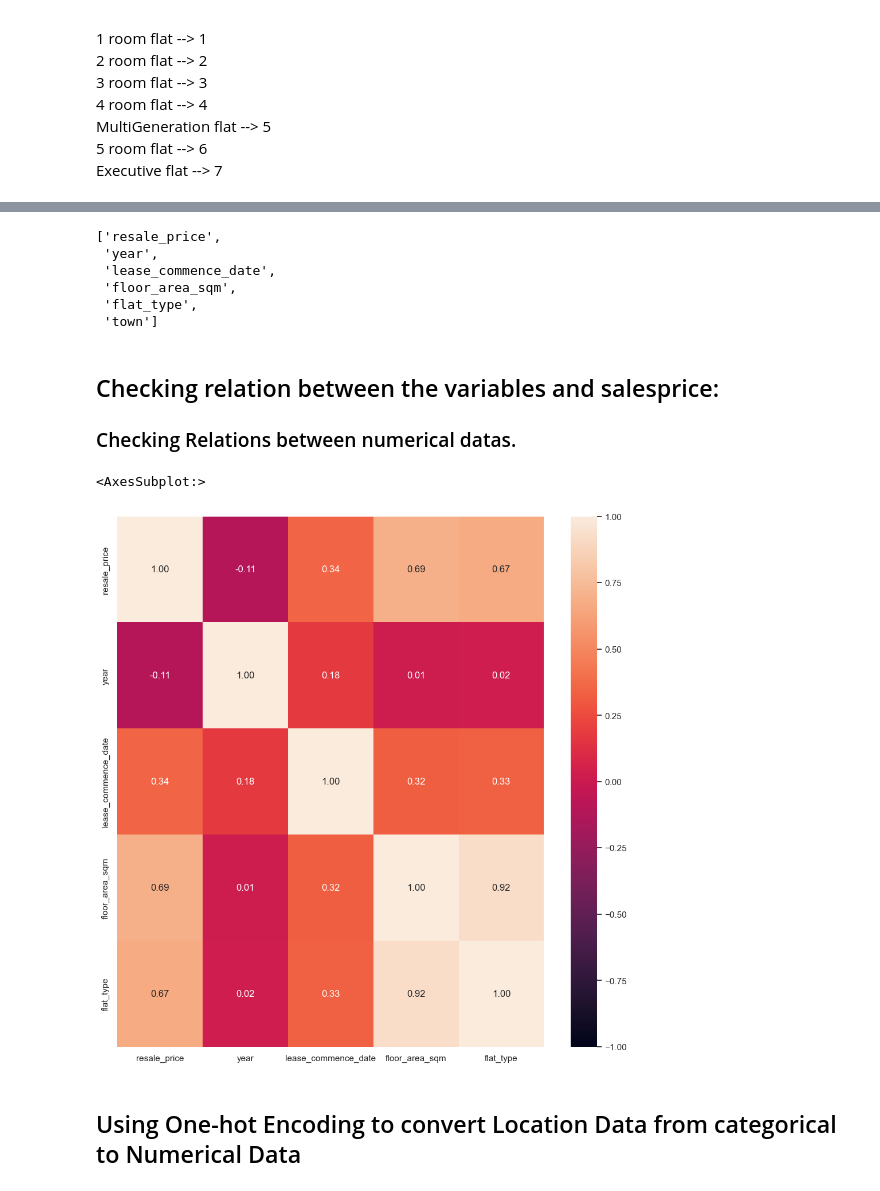
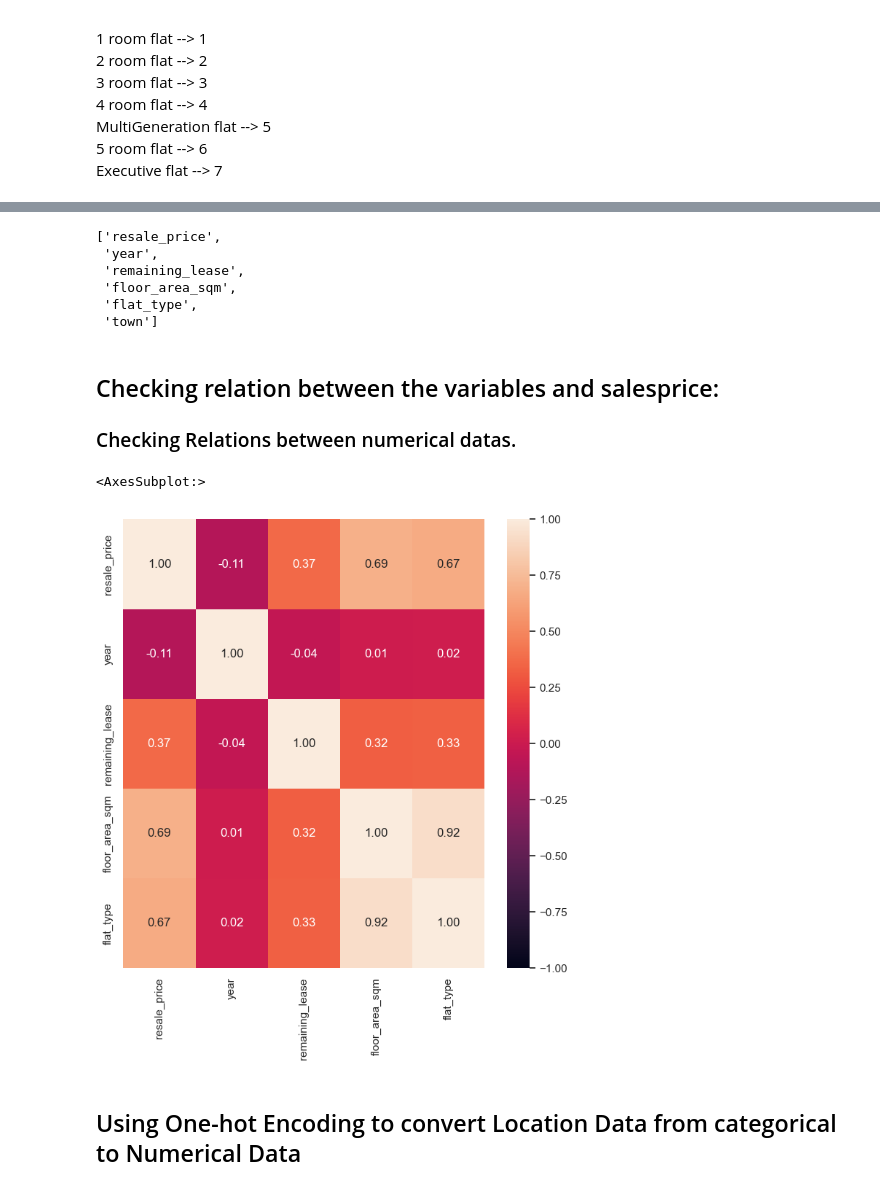
Before and after one commit to Alter1277/SC1015-Mini-Project, a Jupyter notebook: Mini Project.ipynb, the cells around one changed output, grey strips where cells are left out. Cells and saved outputs as stored; diff of their text form; code cells hidden in the pictures.

```diff
--- a/Mini Project.ipynb
+++ b/Mini Project.ipynb
@@ -91,0 +272,2 @@ plt.show()
+# %%
+Data['remaining_lease'] = Data['lease_commence_date'] + 99 - Data['year']
@@ -97,7 +300,7 @@ plt.show()
 [figure]
 # %%
 Filter1 = Data.drop(columns = ['block','street_name','storey_range','flat_model',
-                            'remaining_lease'])
+                            'lease_commence_date'])
 # %% [markdown]
 We chose to drop the above variables as:
 1) block number: Does not have a strong relationship with resale price\
@@ -152,5 +353,0 @@ Filter1
-# %%
-Filter1['year'] = Filter1['month'].str[:4]
-Filter1['year'] = Filter1['year'].astype(str).astype(int)
-
-Filter1
@@ -212,13 +395,13 @@ cols
  'year']
 # %%
 
-Filter2 = Filter2[['resale_price', 'year', 'lease_commence_date' ,'floor_area_sqm', 'flat_type','town']]
+Filter2 = Filter2[['resale_price', 'year', 'remaining_lease' ,'floor_area_sqm', 'flat_type','town']]
 cols = list(Filter2.columns.values)
 cols
 # %% [output]
 ['resale_price',
  'year',
- 'lease_commence_date',
+ 'remaining_lease',
  'floor_area_sqm',
  'flat_type',
  'town']
@@ -226,11 +409,11 @@ cols
 ## Checking relation between the variables and salesprice:
 ### Checking Relations between numerical datas.
 # %%
-f = plt.figure(figsize=(12, 12))
+f = plt.figure(figsize=(8, 8))
 sb.heatmap(Filter2.corr(), vmin = -1, vmax = 1, annot = True, fmt = ".2f")
 # %% [output]
 <AxesSubplot:>
-[figure, old version]
+[figure, new version]
 # %% [markdown]
 ## Using One-hot Encoding to convert Location Data from categorical to Numerical Data
 # %%
```
Also changed, not shown: parts of 60 cells of this notebook.
